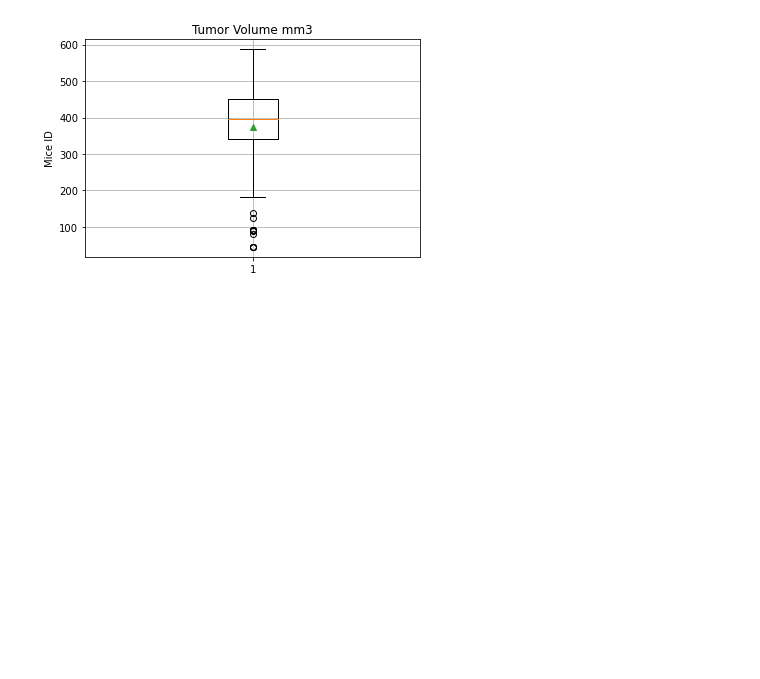
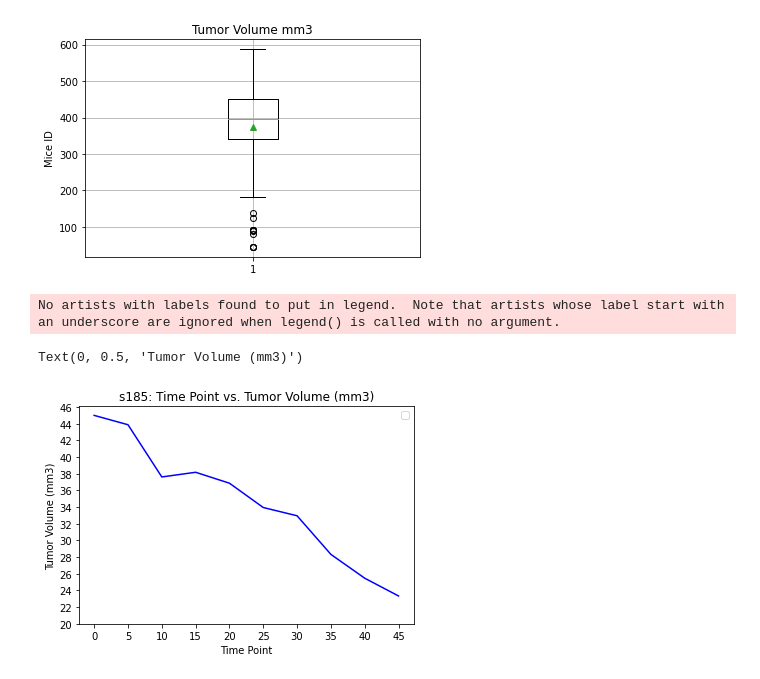
Before and after one commit to KinlayD/matplotlib-challenge, a Jupyter notebook: pymaceuticals.ipynb, the cells around one changed output. Saved outputs shown, nothing was run; the diff lists cells and outputs as text; code cells hidden in the pictures; blank space fills up the shorter version.

Commit message:
scatterplot and lineplot

```diff
--- a/pymaceuticals.ipynb
+++ b/pymaceuticals.ipynb
@@ -178,0 +174,17 @@ capomulin_mouse = mouse_df.loc[mouse_df["Drug Regimen"] == "Capomulin", ["Mouse
+# %%
+# generate line plot of tumor volume vs time point
+id_cap_treatment = mouse_df.loc[mouse_df["Drug Regimen"] == "Capomulin", ["Drug Regimen", "Mouse ID", "Tumor Volume (mm3)", "Timepoint"]]
+
+ran_id = id_cap_treatment.loc[id_cap_treatment["Mouse ID"] == "s185", ["Mouse ID", "Tumor Volume (mm3)", "Timepoint"]].set_index("Mouse ID")
+
+plt.plot(ran_id["Timepoint"], ran_id["Tumor Volume (mm3)"], color="blue")
+plt.legend(loc="best")
+plt.title("s185: Time Point vs. Tumor Volume (mm3)")
+plt.yticks(np.arange(min(ran_id["Tumor Volume (mm3)"]) -3.34, max(ran_id["Tumor Volume (mm3)"]) + 1.5, 2.0))
+plt.xticks(np.arange(min(ran_id["Timepoint"]), max(ran_id["Timepoint"]) + 1, 5.0))
+plt.xlabel("Time Point")
+plt.ylabel("Tumor Volume (mm3)")
+# %% [output]
+No artists with labels found to put in legend.  Note that artists whose label start with an underscore are ignored when legend() is called with no argument.
+Text(0, 0.5, 'Tumor Volume (mm3)')
+[figure, added]
```
Also changed, not shown: parts of 4 cells of this notebook.
